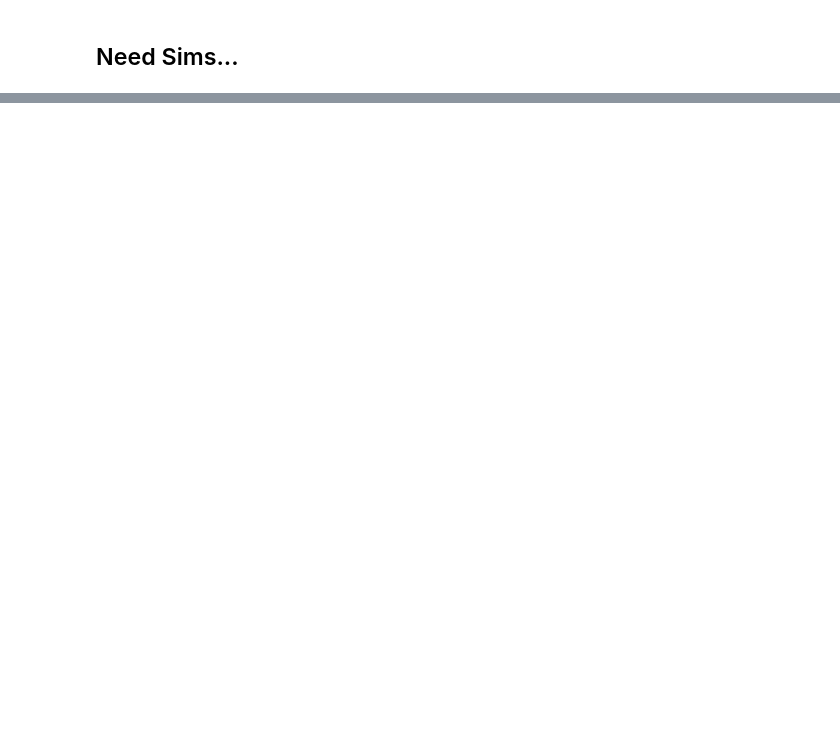
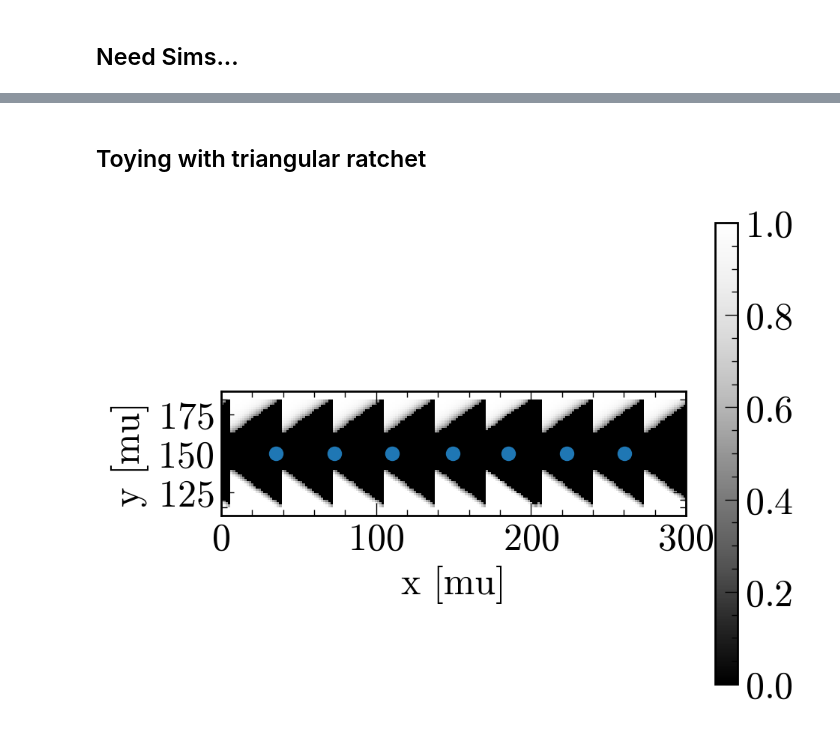
Before and after one commit to pedromzadeh/hopper, a Jupyter notebook: processing/reponse.ipynb, the cells around one changed output, grey strips where cells are left out. Cells and saved outputs as stored; diff of their text form; code cells hidden in the pictures; blank space fills up the shorter version.

```diff
--- a/processing/reponse.ipynb
+++ b/processing/reponse.ipynb
@@ -191,0 +261,33 @@ plt.show()
+# %% [markdown]
+## Toying with triangular ratchet
+# %%
+from importlib import reload
+from substrate import substrates
+
+reload(substrates)
+
+from substrate.substrates import Substrate
+
+chi = Substrate(200, 50, 0.2).tri_ratchets()
+
+plt.figure(dpi=200, figsize=(5, 4))
+plt.imshow(chi, origin="lower", extent=[0, 50 * 6, 0, 50 * 6], cmap="Greys_r")
+plt.colorbar()
+
+xs = [
+    185.61340206,
+    110.61340206,
+    73.11340206,
+    35.61340206,
+    149.3814433,
+    260.61340206,
+    223.11340206,
+]
+ys = [149.8] * len(xs)
+plt.scatter(xs, ys)
+plt.xlabel("x [mu]")
+plt.ylabel("y [mu]")
+plt.ylim((110, 190))
+plt.show()
+# %% [output]
+[figure, added]
```
Also changed, not shown: parts of 2 cells of this notebook.
